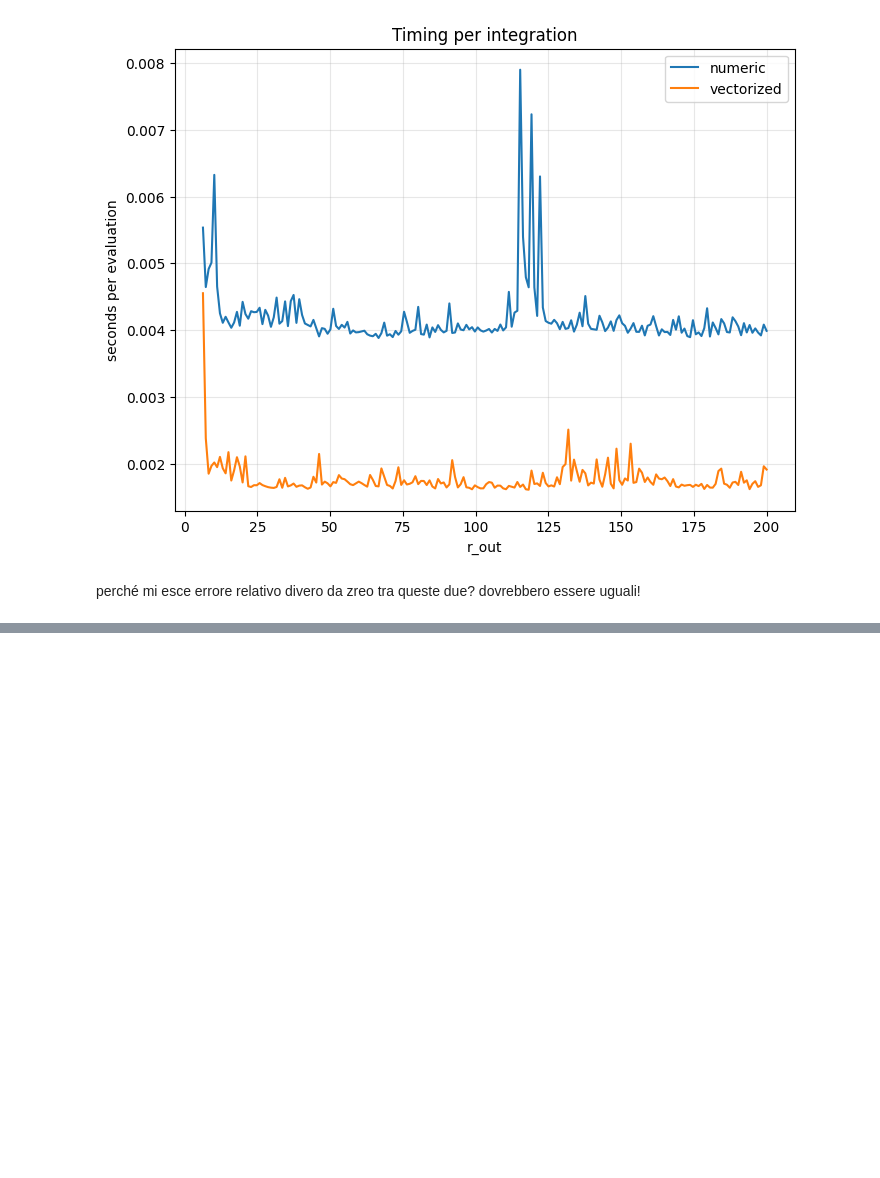
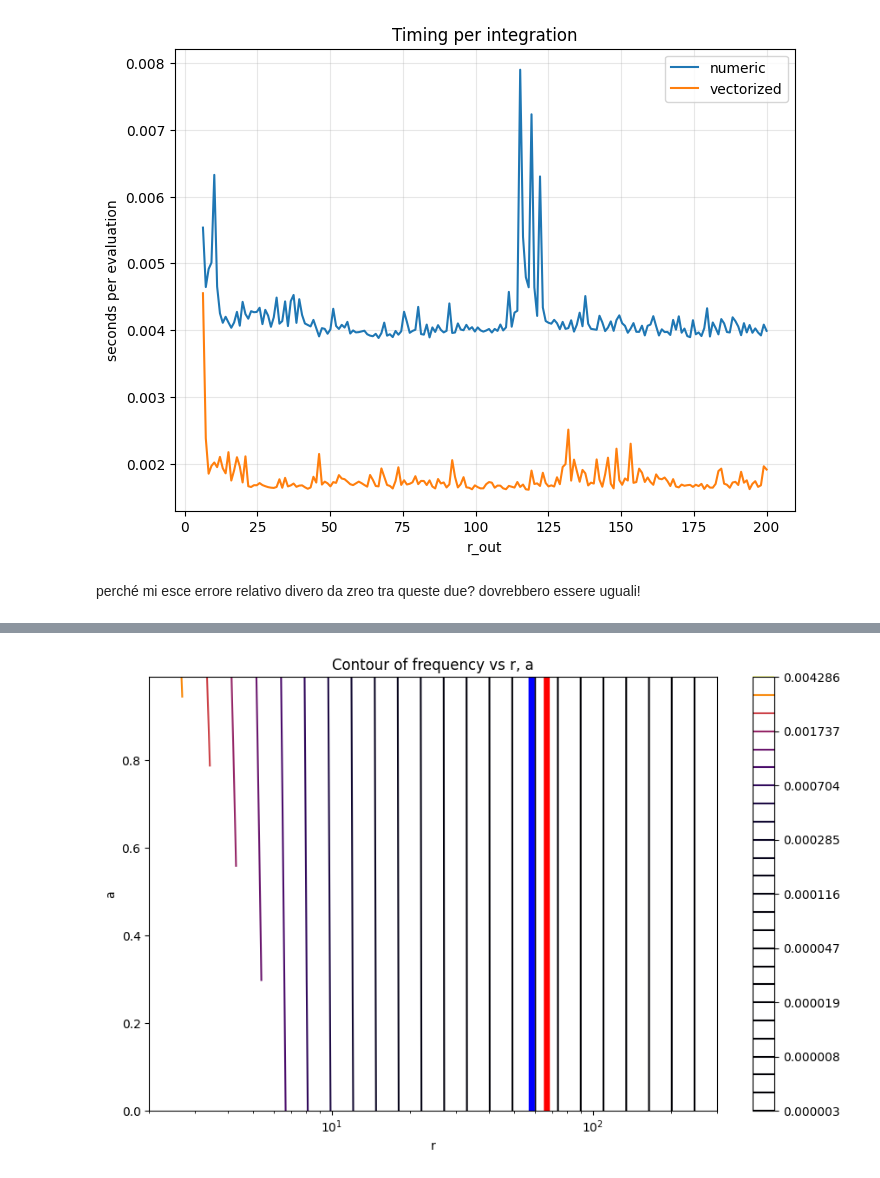
Before and after one commit to mauroghira/iuss_thesis, a Jupyter notebook: ts2.ipynb, the cells around one changed output, grey strips where cells are left out. Drawn from its saved outputs; the diff is of its cells as text; code cells hidden in the pictures; blank space fills up the shorter version.

```diff
--- a/ts2.ipynb
+++ b/ts2.ipynb
@@ -520,7 +520,7 @@ def create_param_grid(param_dict, mesh=True, flatten=False):
 params = {
     "a": (0, 0.99, 100),
     "r": (2, 300, 298),
-    "M": (10**6.3, 10**6.4, 2)
+    "M": (10**6.3, 10**6.4, 1)
 }
 
 param_vectors, mesh_arrays = create_param_grid(params)
@@ -653,0 +765,11 @@ len(res2)
+# %%
+plot_param_contour(
+    mesh_arrays=mesh_arrays,
+    labels=labels,
+    freq_grid=freq,
+    x_param="r",
+    y_param="a",
+    log_x=True
+)
+# %% [output]
+[figure, added]
```
Also changed, not shown: parts of 8 cells of this notebook, 2 other files.
